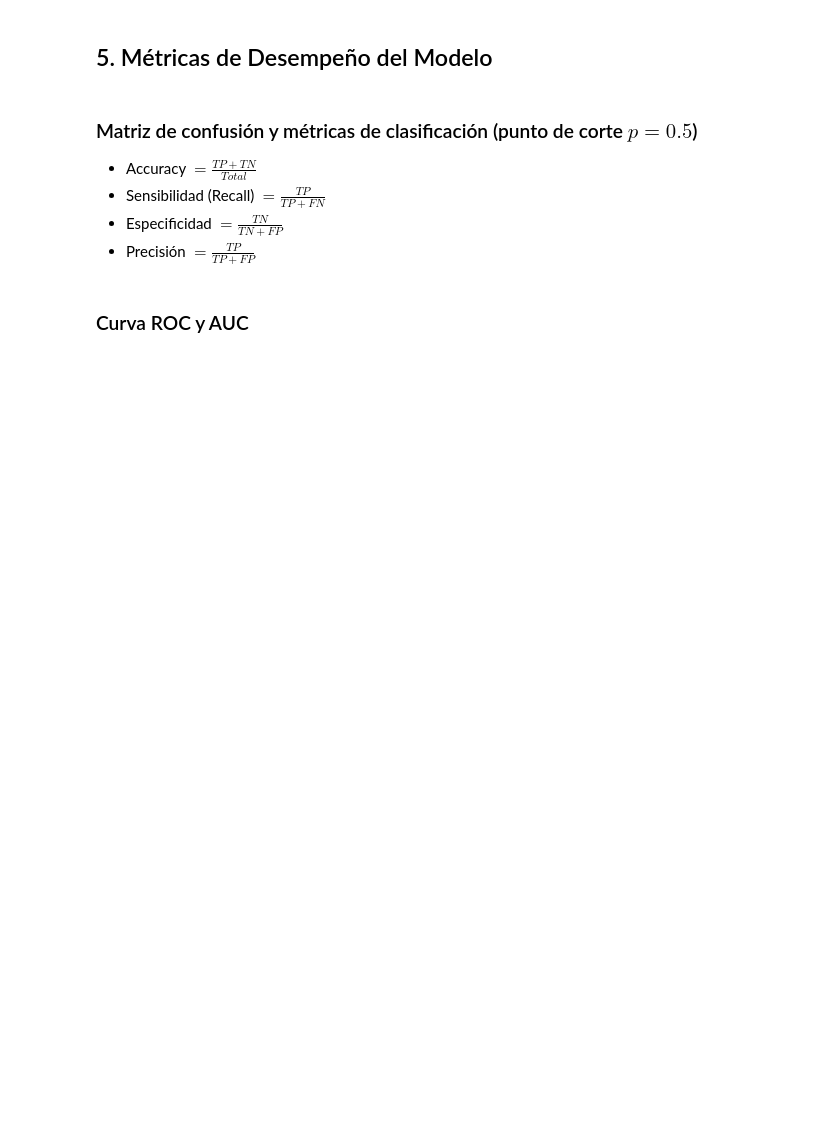
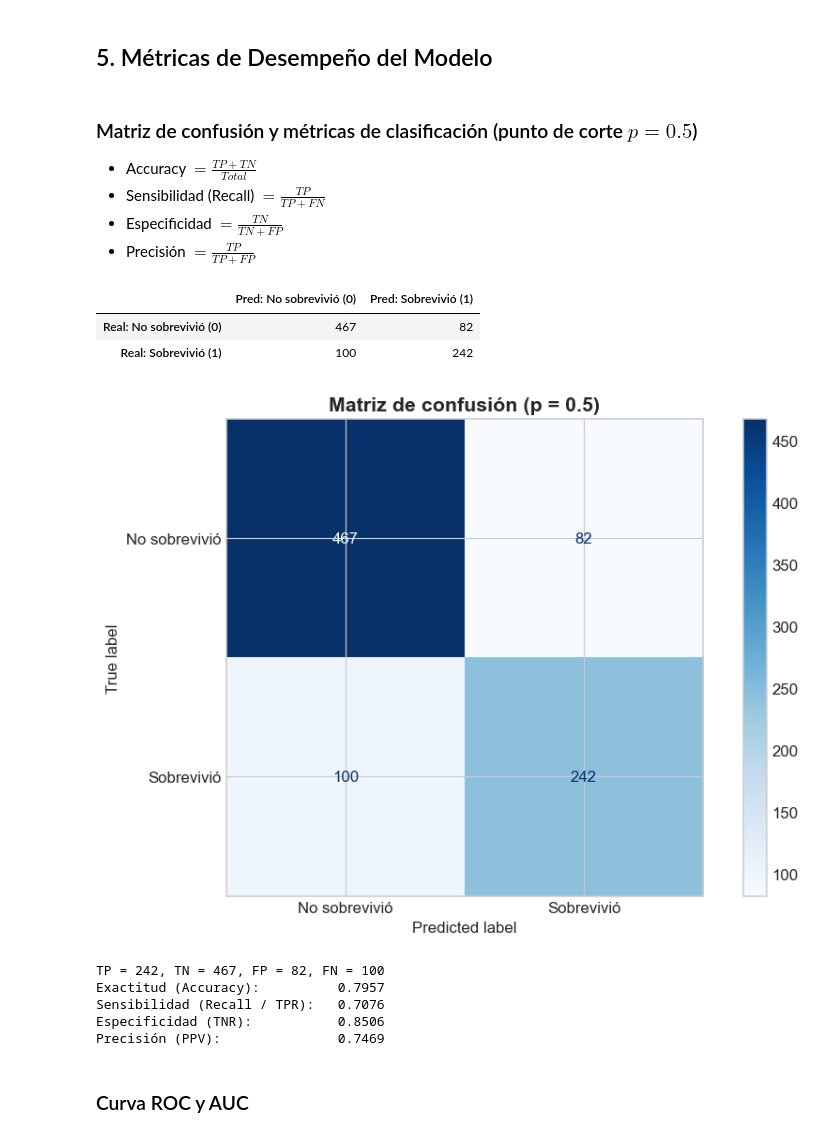
Before and after one commit to RemiH06/AEM, a Jupyter notebook: P4E4_Gael_Jose_Remi.ipynb, the cells around one changed output. Saved outputs shown, nothing was run; the diff lists cells and outputs as text; code cells hidden in the pictures; blank space fills up the shorter version.

```diff
--- a/P4E4_Gael_Jose_Remi.ipynb
+++ b/P4E4_Gael_Jose_Remi.ipynb
@@ -500,7 +667,45 @@ Para variables continuas (`Age`, `Fare`): grafica probabilidades predichas vs. l
 - Especificidad $=\frac{TN}{TN+FP}$
 - Precisión $=\frac{TP}{TP+FP}$
 # %%
-# tip: from sklearn.metrics import confusion_matrix, accuracy_score
+from sklearn.metrics import confusion_matrix, ConfusionMatrixDisplay
+
+# Probabilidades predichas y clasificación con punto de corte p = 0.5
+df['prob_pred'] = modelo_log.predict(df)
+df['clase_pred'] = (df['prob_pred'] >= 0.5).astype(int)
+
+# Matriz de confusión (filas = real, columnas = predicho)
+cm = confusion_matrix(df['survived'], df['clase_pred'])
+TN, FP, FN, TP = cm.ravel()
+
+display(pd.DataFrame(cm,
+                     index=['Real: No sobrevivió (0)', 'Real: Sobrevivió (1)'],
+                     columns=['Pred: No sobrevivió (0)', 'Pred: Sobrevivió (1)']))
+
+ConfusionMatrixDisplay(cm, display_labels=['No sobrevivió', 'Sobrevivió']).plot(cmap='Blues')
+plt.title('Matriz de confusión (p = 0.5)')
+plt.show()
+
+# Métricas
+exactitud     = (TP + TN) / (TP + TN + FP + FN)
+sensibilidad  = TP / (TP + FN)
+especificidad = TN / (TN + FP)
+precision     = TP / (TP + FP)
+
+print(f"TP = {TP}, TN = {TN}, FP = {FP}, FN = {FN}")
+print(f"Exactitud (Accuracy):          {exactitud:.4f}")
+print(f"Sensibilidad (Recall / TPR):   {sensibilidad:.4f}")
+print(f"Especificidad (TNR):           {especificidad:.4f}")
+print(f"Precisión (PPV):               {precision:.4f}")
+# %% [output]
+|  | Pred: No sobrevivió (0) | Pred: Sobrevivió (1) |
+| Real: No sobrevivió (0) | 467 | 82 |
+| Real: Sobrevivió (1) | 100 | 242 |
+[figure, added]
+TP = 242, TN = 467, FP = 82, FN = 100
+Exactitud (Accuracy):          0.7957
+Sensibilidad (Recall / TPR):   0.7076
+Especificidad (TNR):           0.8506
+Precisión (PPV):               0.7469
 # %% [markdown]
 ### Curva ROC y AUC
 # %%
```
Also changed, not shown: parts of 32 cells of this notebook.
